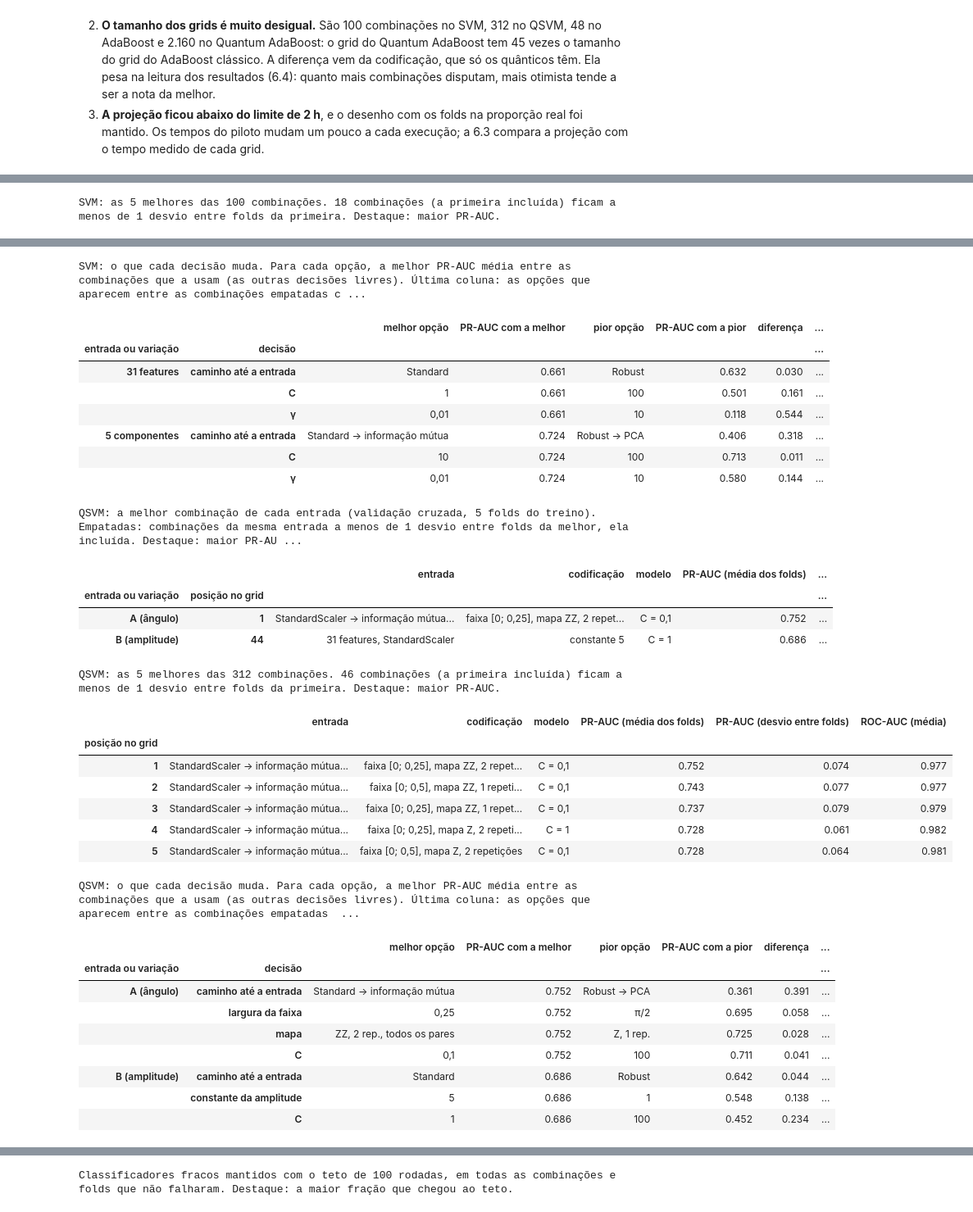
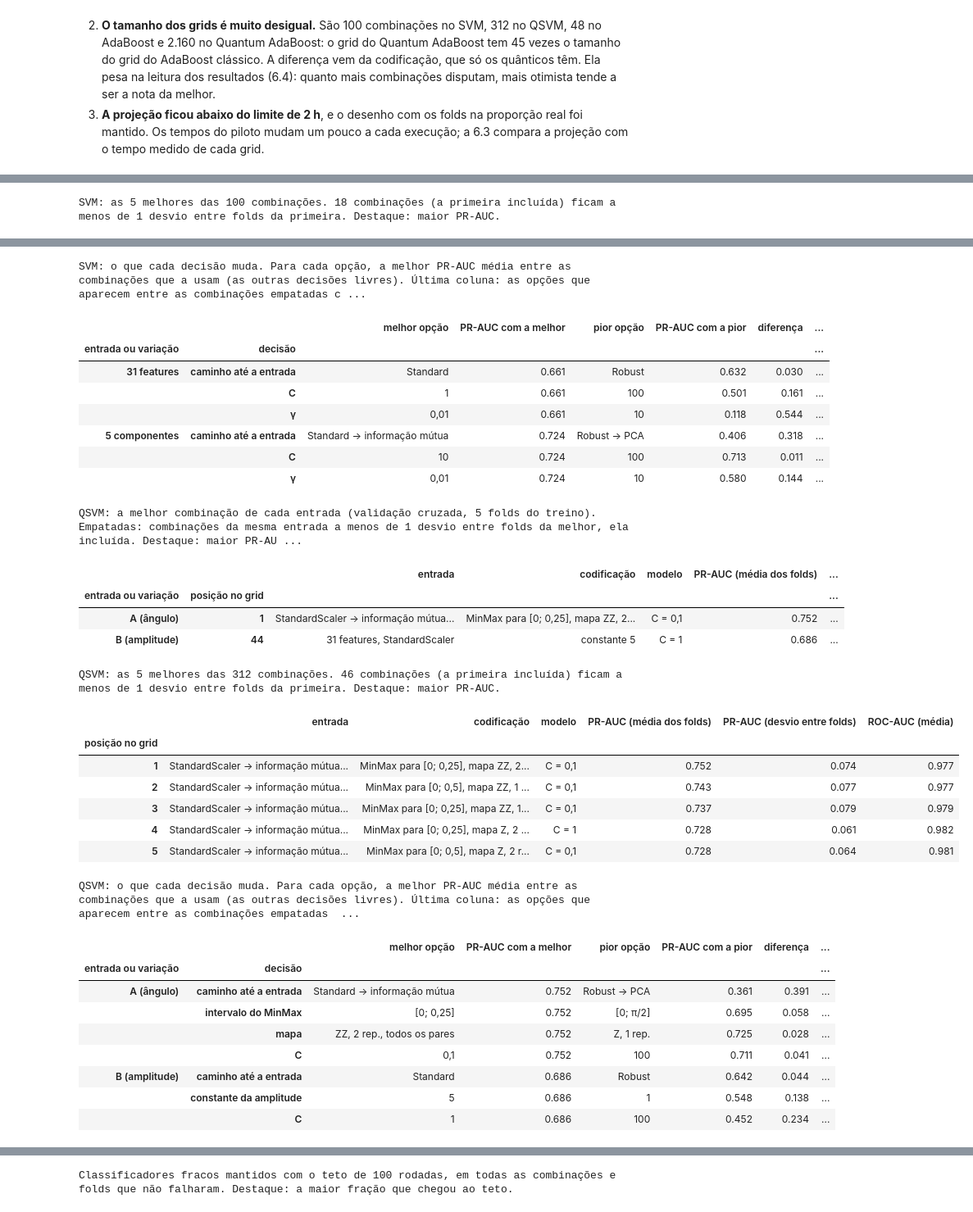
Before and after one commit to Eric-2139/TCC_QML_vs_ML, a Jupyter notebook: notebooks/tcc_ml_vs_qml.ipynb, the cells around one changed output, grey strips where cells are left out. Shown at 82% size. Drawn from its saved outputs; the diff is of its cells as text; code cells hidden in the pictures.

```diff
--- a/notebooks/tcc_ml_vs_qml.ipynb
+++ b/notebooks/tcc_ml_vs_qml.ipynb
@@ -4777,9 +5026,10 @@ def describe_configuration(row: pd.Series) -> dict[str, str]:
     if kind in ("all_features", "amplitude"):
         input_text = f"31 features, {scaler}"
     else:
-        input_text = f"{scaler} → {REDUCER_NAMES[row['reducer']]} (5 componentes)"
+        n_components = int(row["n_components"]) if is_set(row.get("n_components")) else config.N_QUBITS
+        input_text = f"{scaler} → {REDUCER_NAMES[row['reducer']]} ({n_components} componentes)"
     if kind == "angle":
-        parts = [f"faixa [0; {decimal_comma(row['range_width'])}]", f"mapa {VALUE_LABELS[row['feature_map']]}"]
+        parts = [f"MinMax para [0; {decimal_comma(row['range_width'])}]", f"mapa {VALUE_LABELS[row['feature_map']]}"]
         if is_set(row["feature_map_reps"]):
             parts.append(repetitions(int(row["feature_map_reps"])))
         if is_set(row["entanglement"]):
@@ -4824,7 +5074,7 @@ def tied_with_best(summary: pd.DataFrame, mask: pd.Series | None = None) -> int:
 
 # Decisões lidas na tabela "o que cada decisão muda": campo do resultado → nome da decisão
 DECISION_LABELS: dict[str, str] = {
-    "path": "caminho até a entrada", "range_width": "largura da faixa", "map": "mapa",
+    "path": "caminho até a entrada", "range_width": "intervalo do MinMax", "map": "mapa",
     "padding_value": "constante da amplitude", "C": "C", "gamma": "γ", "n_estimators": "teto de rodadas",
     "learning_rate": "taxa de aprendizado", "ansatz_reps": "repetições do ansatz",
 }
@@ -4849,6 +5099,8 @@ def map_text(row: pd.Series) -> str:
 
 
 def option_label(field: str, value: object) -> str:
+    if field == "range_width":
+        return f"[0; {decimal_comma(float(value))}]"
     return value if field in ("path", "map") else label_value(value)
 
 
@@ -4932,43 +5184,43 @@ QSVM: 312 combinações × 5 folds, 0 com falha; lido do cache em disco, calcula
 SVM: a melhor combinação de cada entrada (validação cruzada, 5 folds do treino). Empatadas: combinações da mesma entrada a menos de 1 desvio entre folds da melhor, ela incluída. Destaque: maior PR-AUC ...
 |  |  | entrada | codificação | modelo | PR-AUC (média dos folds) | ... |
 | entrada ou variação | posição no grid |  |  |  |  | ... |
 | 31 features | 19 | 31 features, StandardScaler | — | C = 1, γ = 0,01 | 0.661 | ... |
 | 5 componentes | 1 | StandardScaler → informação mútua... | — | C = 10, γ = 0,01 | 0.724 | ... |
 SVM: as 5 melhores das 100 combinações. 18 combinações (a primeira incluída) ficam a menos de 1 desvio entre folds da primeira. Destaque: maior PR-AUC.
 |  | entrada | codificação | modelo | PR-AUC (média dos folds) | PR-AUC (desvio entre folds) | ROC-AUC (média) |
 | posição no grid |  |  |  |  |  |  |
 | 1 | StandardScaler → informação mútua... | — | C = 10, γ = 0,01 | 0.724 | 0.061 | 0.982 |
 | 2 | StandardScaler → informação mútua... | — | C = 1, γ = 0,01 | 0.722 | 0.059 | 0.981 |
 | 3 | StandardScaler → informação mútua... | — | C = 0,1, γ = 0,1 | 0.721 | 0.060 | 0.981 |
 | 4 | StandardScaler → informação mútua... | — | C = 1, γ = 0,1 | 0.720 | 0.062 | 0.982 |
 | 5 | StandardScaler → informação mútua... | — | C = 0,1, γ = 0,01 | 0.718 | 0.061 | 0.979 |
 SVM: o que cada decisão muda. Para cada opção, a melhor PR-AUC média entre as combinações que a usam (as outras decisões livres). Última coluna: as opções que aparecem entre as combinações empatadas c ...
 |  |  | melhor opção | PR-AUC com a melhor | pior opção | PR-AUC com a pior | diferença | ... |
 | entrada ou variação | decisão |  |  |  |  |  | ... |
 | 31 features | caminho até a entrada | Standard | 0.661 | Robust | 0.632 | 0.030 | ... |
 |  | C | 1 | 0.661 | 100 | 0.501 | 0.161 | ... |
 |  | γ | 0,01 | 0.661 | 10 | 0.118 | 0.544 | ... |
 | 5 componentes | caminho até a entrada | Standard → informação mútua | 0.724 | Robust → PCA | 0.406 | 0.318 | ... |
 |  | C | 10 | 0.724 | 100 | 0.713 | 0.011 | ... |
 |  | γ | 0,01 | 0.724 | 10 | 0.580 | 0.144 | ... |
 QSVM: a melhor combinação de cada entrada (validação cruzada, 5 folds do treino). Empatadas: combinações da mesma entrada a menos de 1 desvio entre folds da melhor, ela incluída. Destaque: maior PR-AU ...
 |  |  | entrada | codificação | modelo | PR-AUC (média dos folds) | ... |
 | entrada ou variação | posição no grid |  |  |  |  | ... |
-| A (ângulo) | 1 | StandardScaler → informação mútua... | faixa [0; 0,25], mapa ZZ, 2 repet... | C = 0,1 | 0.752 | ... |
+| A (ângulo) | 1 | StandardScaler → informação mútua... | MinMax para [0; 0,25], mapa ZZ, 2... | C = 0,1 | 0.752 | ... |
 | B (amplitude) | 44 | 31 features, StandardScaler | constante 5 | C = 1 | 0.686 | ... |
 QSVM: as 5 melhores das 312 combinações. 46 combinações (a primeira incluída) ficam a menos de 1 desvio entre folds da primeira. Destaque: maior PR-AUC.
 |  | entrada | codificação | modelo | PR-AUC (média dos folds) | PR-AUC (desvio entre folds) | ROC-AUC (média) |
 | posição no grid |  |  |  |  |  |  |
-| 1 | StandardScaler → informação mútua... | faixa [0; 0,25], mapa ZZ, 2 repet... | C = 0,1 | 0.752 | 0.074 | 0.977 |
-| 2 | StandardScaler → informação mútua... | faixa [0; 0,5], mapa ZZ, 1 repeti... | C = 0,1 | 0.743 | 0.077 | 0.977 |
-| 3 | StandardScaler → informação mútua... | faixa [0; 0,25], mapa ZZ, 1 repet... | C = 0,1 | 0.737 | 0.079 | 0.979 |
-| 4 | StandardScaler → informação mútua... | faixa [0; 0,25], mapa Z, 2 repeti... | C = 1 | 0.728 | 0.061 | 0.982 |
-| 5 | StandardScaler → informação mútua... | faixa [0; 0,5], mapa Z, 2 repetições | C = 0,1 | 0.728 | 0.064 | 0.981 |
+| 1 | StandardScaler → informação mútua... | MinMax para [0; 0,25], mapa ZZ, 2... | C = 0,1 | 0.752 | 0.074 | 0.977 |
+| 2 | StandardScaler → informação mútua... | MinMax para [0; 0,5], mapa ZZ, 1 ... | C = 0,1 | 0.743 | 0.077 | 0.977 |
+| 3 | StandardScaler → informação mútua... | MinMax para [0; 0,25], mapa ZZ, 1... | C = 0,1 | 0.737 | 0.079 | 0.979 |
+| 4 | StandardScaler → informação mútua... | MinMax para [0; 0,25], mapa Z, 2 ... | C = 1 | 0.728 | 0.061 | 0.982 |
+| 5 | StandardScaler → informação mútua... | MinMax para [0; 0,5], mapa Z, 2 r... | C = 0,1 | 0.728 | 0.064 | 0.981 |
 QSVM: o que cada decisão muda. Para cada opção, a melhor PR-AUC média entre as combinações que a usam (as outras decisões livres). Última coluna: as opções que aparecem entre as combinações empatadas  ...
 |  |  | melhor opção | PR-AUC com a melhor | pior opção | PR-AUC com a pior | diferença | ... |
 | entrada ou variação | decisão |  |  |  |  |  | ... |
 | A (ângulo) | caminho até a entrada | Standard → informação mútua | 0.752 | Robust → PCA | 0.361 | 0.391 | ... |
-|  | largura da faixa | 0,25 | 0.752 | π/2 | 0.695 | 0.058 | ... |
+|  | intervalo do MinMax | [0; 0,25] | 0.752 | [0; π/2] | 0.695 | 0.058 | ... |
 |  | mapa | ZZ, 2 rep., todos os pares | 0.752 | Z, 1 rep. | 0.725 | 0.028 | ... |
 |  | C | 0,1 | 0.752 | 100 | 0.711 | 0.041 | ... |
 | B (amplitude) | caminho até a entrada | Standard | 0.686 | Robust | 0.642 | 0.044 | ... |
```
Also changed, not shown: parts of 67 cells of this notebook, 33 other files.
